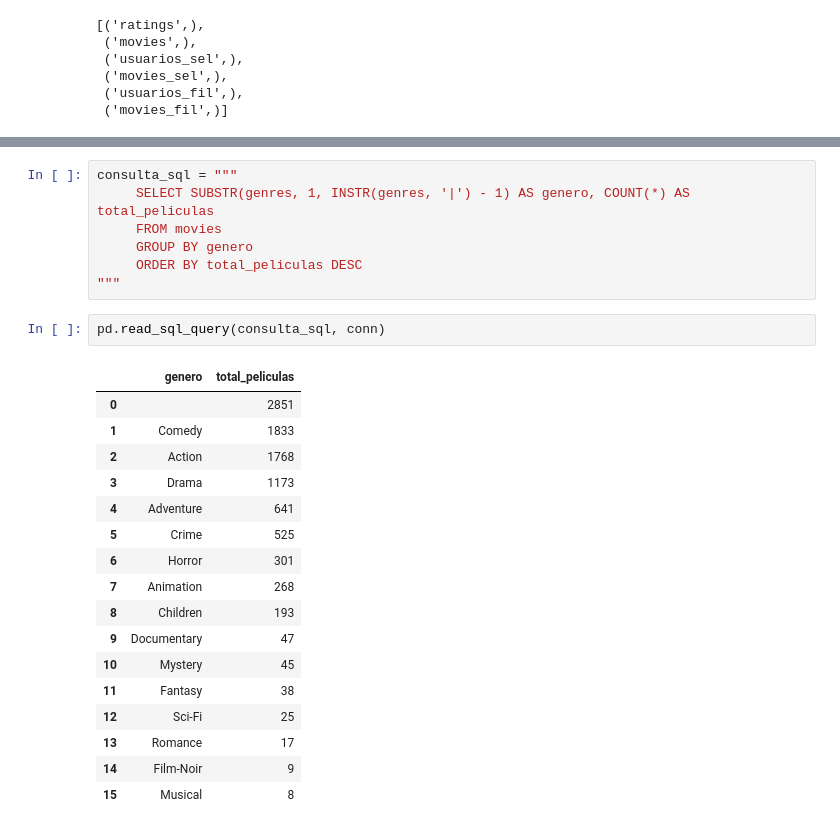
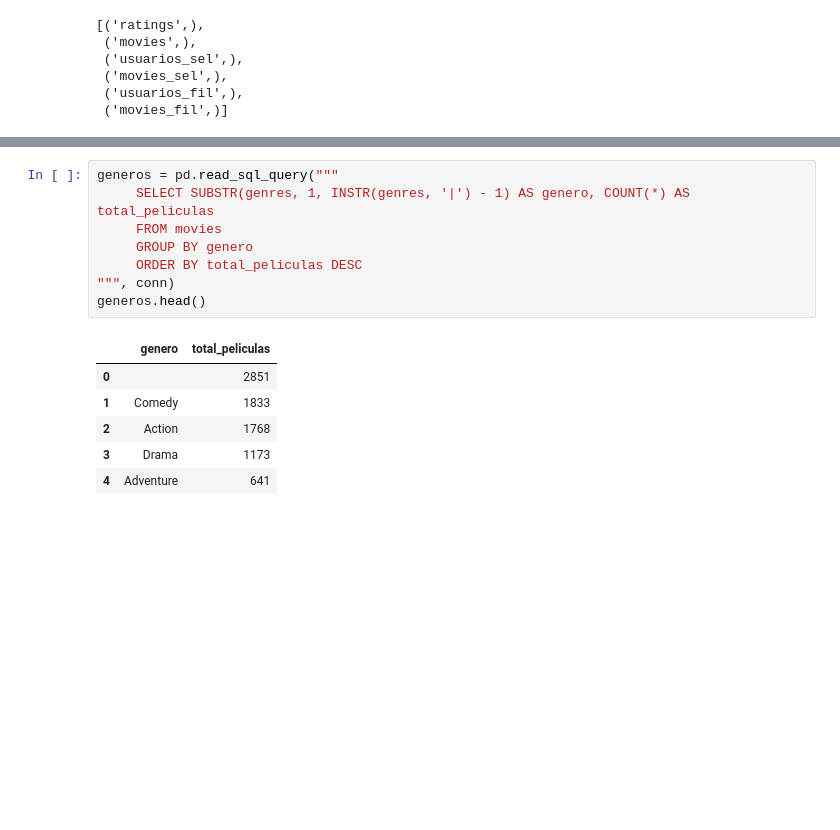
Before and after one commit to Estebanarci2/Marketing-analitica3, a Jupyter notebook: B)EXPLORATORIO.ipynb, the cells around one changed output, grey strips where cells are left out. Saved outputs shown, nothing was run; the diff lists cells and outputs as text; blank space fills up the shorter version.

Commit message:
Primeras consultas exploratorias

```diff
--- a/B)EXPLORATORIO.ipynb
+++ b/B)EXPLORATORIO.ipynb
@@ -34,27 +96,15 @@ cur.fetchall()
 # %%
-consulta_sql = """
+generos = pd.read_sql_query("""
      SELECT SUBSTR(genres, 1, INSTR(genres, '|') - 1) AS genero, COUNT(*) AS total_peliculas
      FROM movies
      GROUP BY genero
      ORDER BY total_peliculas DESC
-"""
+""", conn)
+generos.head()
+# %% [output]
+|  | genero | total_peliculas |
+| 0 |  | 2851 |
+| 1 | Comedy | 1833 |
+| 2 | Action | 1768 |
+| 3 | Drama | 1173 |
+| 4 | Adventure | 641 |
-# %%
-pd.read_sql_query(consulta_sql, conn)
-# %% [output]
-|  | genero | total_peliculas |
-| 0 |  | 2851 |
-| 1 | Comedy | 1833 |
-| 2 | Action | 1768 |
-| 3 | Drama | 1173 |
-| 4 | Adventure | 641 |
-| 5 | Crime | 525 |
-| 6 | Horror | 301 |
-| 7 | Animation | 268 |
-| 8 | Children | 193 |
-| 9 | Documentary | 47 |
-| 10 | Mystery | 45 |
-| 11 | Fantasy | 38 |
-| 12 | Sci-Fi | 25 |
-| 13 | Romance | 17 |
-| 14 | Film-Noir | 9 |
-| 15 | Musical | 8 |
```
Also changed, not shown: parts of 5 cells of this notebook.
